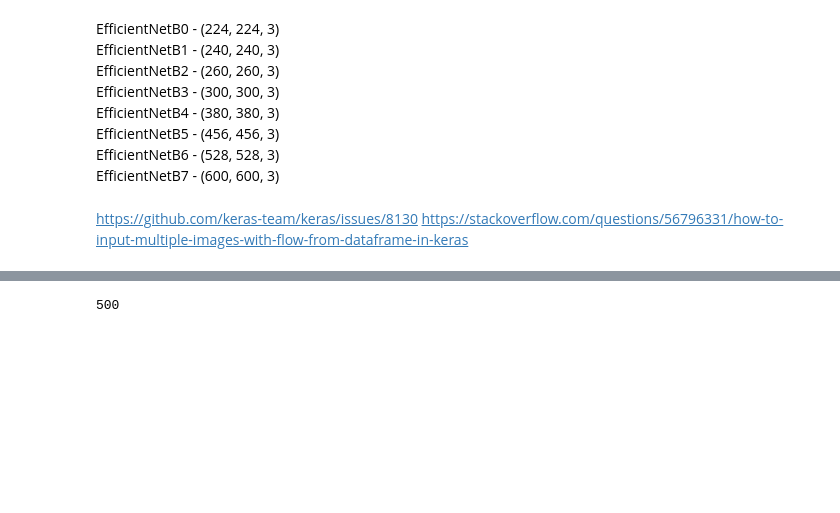
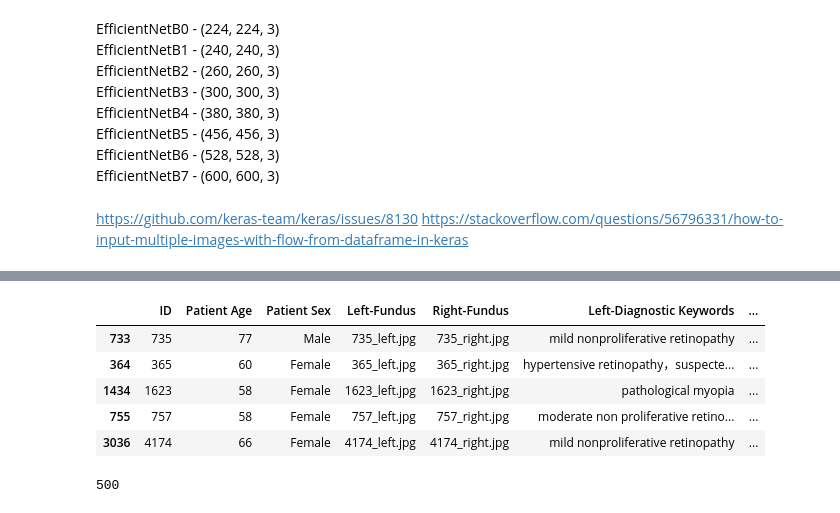
Before and after one commit to talhaanwarch/ODIR2019, a Jupyter notebook: effnet.ipynb, the cells around one changed output, grey strips where cells are left out. Cells and saved outputs as stored; diff of their text form; code cells hidden in the pictures; blank space fills up the shorter version.

```diff
--- a/effnet.ipynb
+++ b/effnet.ipynb
@@ -95,3 +82,20 @@ annotation.head()
+# %%
+val=[]
+for i in ['N'	,'D'	,'G',	'C',	'A'	,'H'	,'M',	'O']:
+  df=annotation.sort_values(by=[i],ascending=False).head(20)
+  val.append(df)
+  annotation.drop(df.index,inplace=True)
+# %%
+val = pd.concat(val)
+val=val.sample(frac=1)
+val.head(5)
+# %% [output]
+|  | ID | Patient Age | Patient Sex | Left-Fundus | Right-Fundus | Left-Diagnostic Keywords | ... |
+| 733 | 735 | 77 | Male | 735_left.jpg | 735_right.jpg | mild nonproliferative retinopathy | ... |
+| 364 | 365 | 60 | Female | 365_left.jpg | 365_right.jpg | hypertensive retinopathy，suspecte... | ... |
+| 1434 | 1623 | 58 | Female | 1623_left.jpg | 1623_right.jpg | pathological myopia | ... |
+| 755 | 757 | 58 | Female | 757_left.jpg | 757_right.jpg | moderate non proliferative retino... | ... |
+| 3036 | 4174 | 66 | Female | 4174_left.jpg | 4174_right.jpg | mild nonproliferative retinopathy | ... |
 # %%
 test=pd.read_csv(path+'XYZ_ODIR.csv')
 print(len(test))
```
Also changed, not shown: parts of 25 cells of this notebook.
